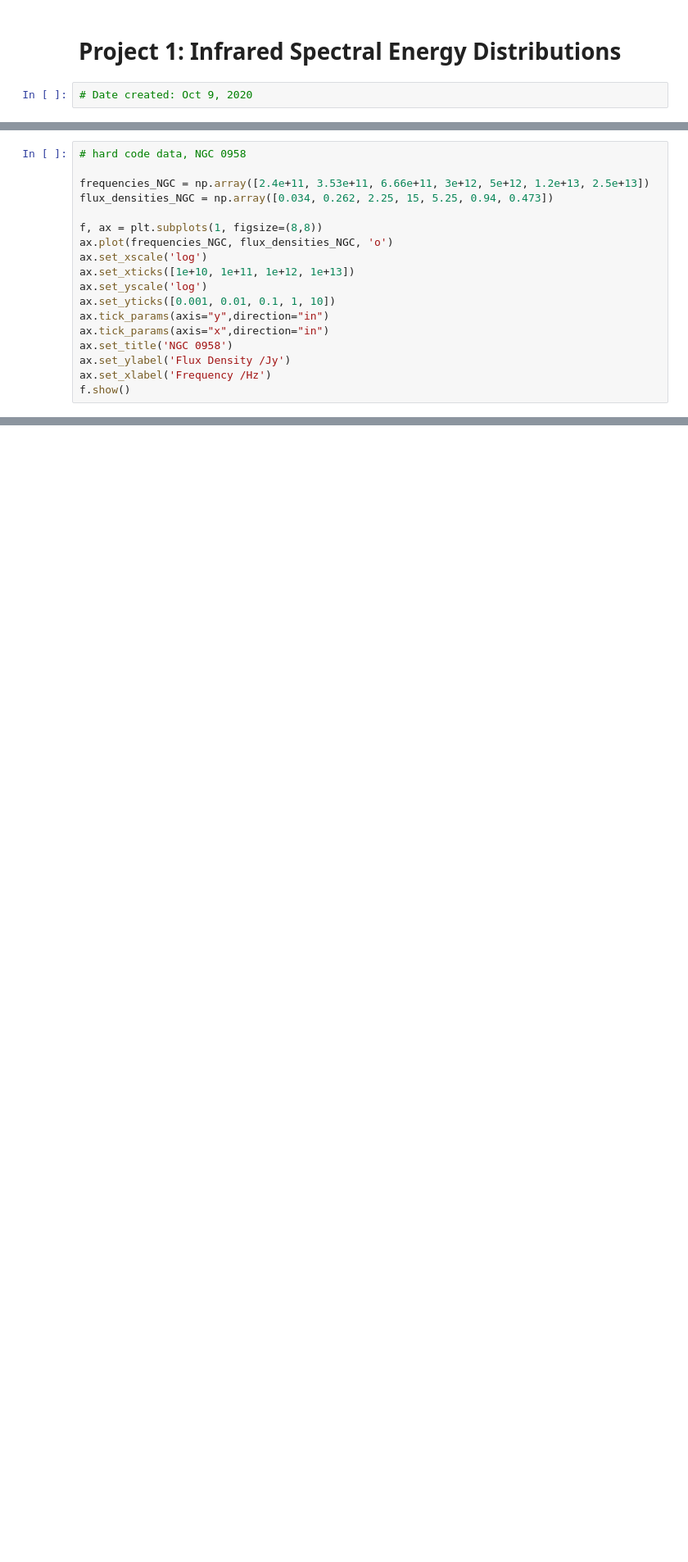
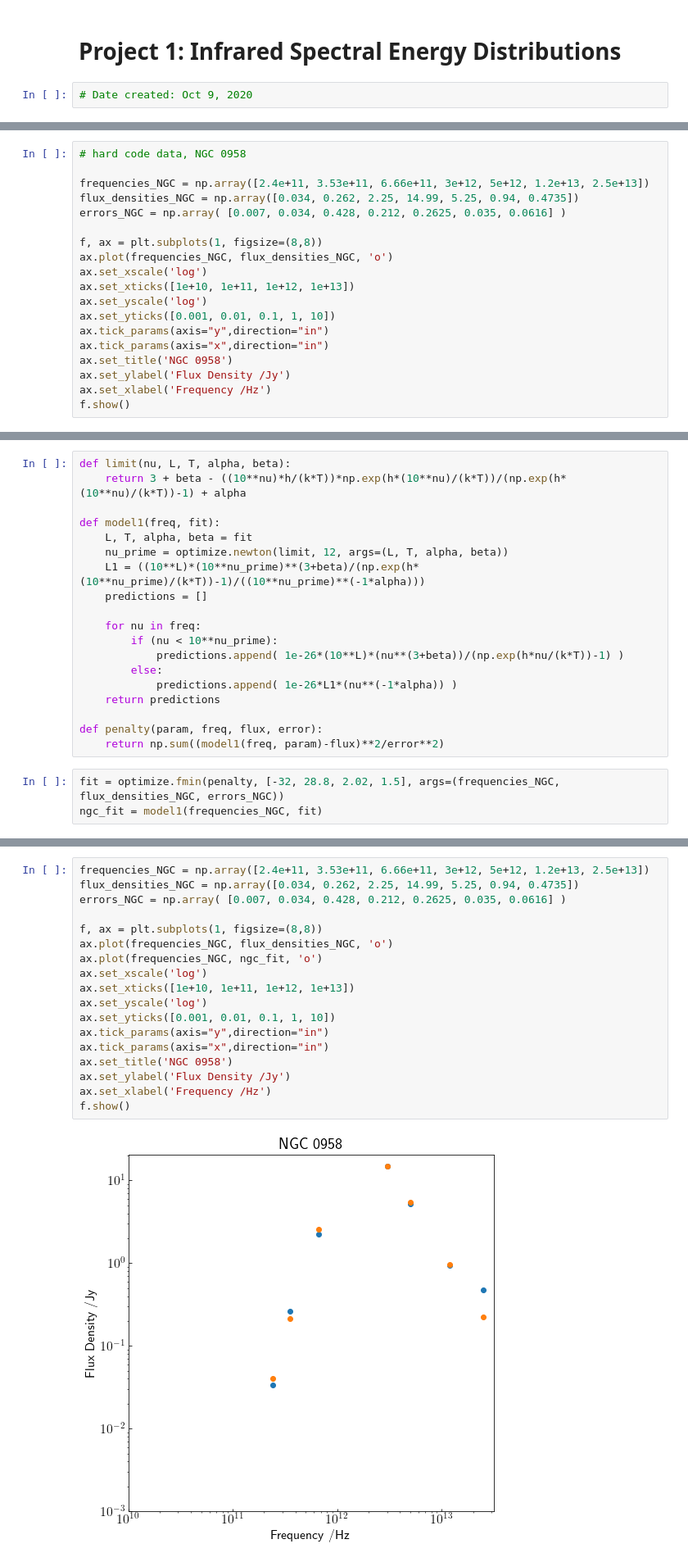
Before and after one commit to Anthony-J-G/spectral-energy-distribution, a Jupyter notebook: Infrared Spectral Energy Distributions.ipynb, the cells around one changed output, grey strips where cells are left out. Shown at 82% size. Drawn from its saved outputs; the diff is of its cells as text; blank space fills up the shorter version.

```diff
--- a/Infrared Spectral Energy Distributions.ipynb
+++ b/Infrared Spectral Energy Distributions.ipynb
@@ -22,7 +23,8 @@ ValueError: Some errors were detected !
 # hard code data, NGC 0958
 
 frequencies_NGC = np.array([2.4e+11, 3.53e+11, 6.66e+11, 3e+12, 5e+12, 1.2e+13, 2.5e+13])
-flux_densities_NGC = np.array([0.034, 0.262, 2.25, 15, 5.25, 0.94, 0.473])
+flux_densities_NGC = np.array([0.034, 0.262, 2.25, 14.99, 5.25, 0.94, 0.4735])
+errors_NGC = np.array( [0.007, 0.034, 0.428, 0.212, 0.2625, 0.035, 0.0616] )
 
 f, ax = plt.subplots(1, figsize=(8,8))
 ax.plot(frequencies_NGC, flux_densities_NGC, 'o')
@@ -78,3 +80,25 @@ ax.set_xlabel('Frequency /Hz')
 f.show()
 # %% [output]
 [figure]
+# %%
+def limit(nu, L, T, alpha, beta):
+    return 3 + beta - ((10**nu)*h/(k*T))*np.exp(h*(10**nu)/(k*T))/(np.exp(h*(10**nu)/(k*T))-1) + alpha
+
+def model1(freq, fit):
+    L, T, alpha, beta = fit
+    nu_prime = optimize.newton(limit, 12, args=(L, T, alpha, beta))
+    L1 = ((10**L)*(10**nu_prime)**(3+beta)/(np.exp(h*(10**nu_prime)/(k*T))-1)/((10**nu_prime)**(-1*alpha)))
+    predictions = []
+
+    for nu in freq:
+        if (nu < 10**nu_prime):
+            predictions.append( 1e-26*(10**L)*(nu**(3+beta))/(np.exp(h*nu/(k*T))-1) )
+        else:
+            predictions.append( 1e-26*L1*(nu**(-1*alpha)) )
+    return predictions
+
+def penalty(param, freq, flux, error):
+    return np.sum((model1(freq, param)-flux)**2/error**2)
+# %%
+fit = optimize.fmin(penalty, [-32, 28.8, 2.02, 1.5], args=(frequencies_NGC, flux_densities_NGC, errors_NGC))
+ngc_fit = model1(frequencies_NGC, fit)
@@ -80,0 +110,20 @@ f.show()
+# %%
+frequencies_NGC = np.array([2.4e+11, 3.53e+11, 6.66e+11, 3e+12, 5e+12, 1.2e+13, 2.5e+13])
+flux_densities_NGC = np.array([0.034, 0.262, 2.25, 14.99, 5.25, 0.94, 0.4735])
+errors_NGC = np.array( [0.007, 0.034, 0.428, 0.212, 0.2625, 0.035, 0.0616] )
+
+f, ax = plt.subplots(1, figsize=(8,8))
+ax.plot(frequencies_NGC, flux_densities_NGC, 'o')
+ax.plot(frequencies_NGC, ngc_fit, 'o')
+ax.set_xscale('log')
+ax.set_xticks([1e+10, 1e+11, 1e+12, 1e+13])
+ax.set_yscale('log')
+ax.set_yticks([0.001, 0.01, 0.1, 1, 10])
+ax.tick_params(axis="y",direction="in")
+ax.tick_params(axis="x",direction="in")
+ax.set_title('NGC 0958')
+ax.set_ylabel('Flux Density /Jy')
+ax.set_xlabel('Frequency /Hz')
+f.show()
+# %% [output]
+[figure, added]
```
Also changed, not shown: parts of 4 cells of this notebook.
